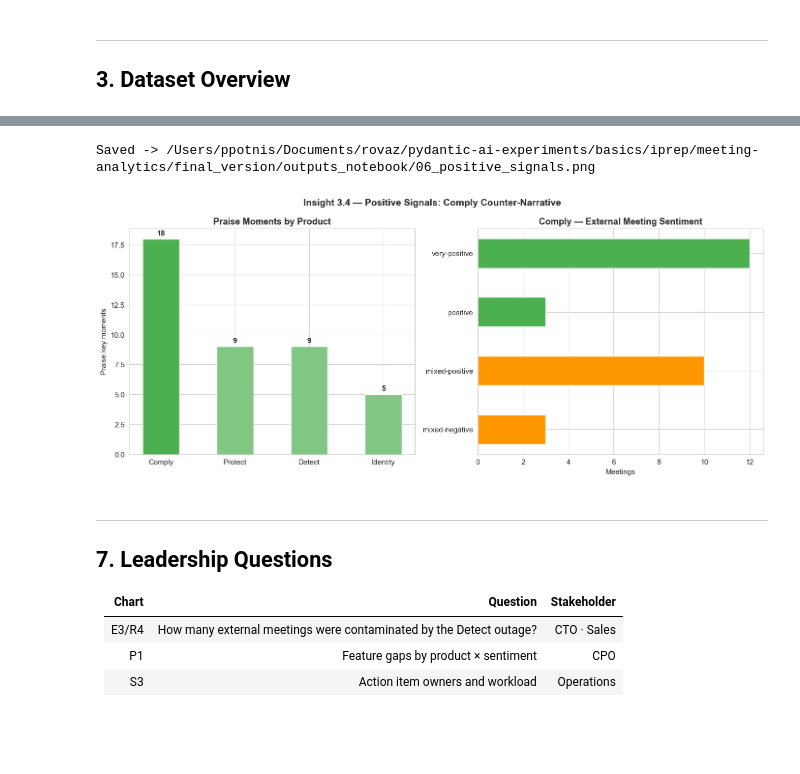
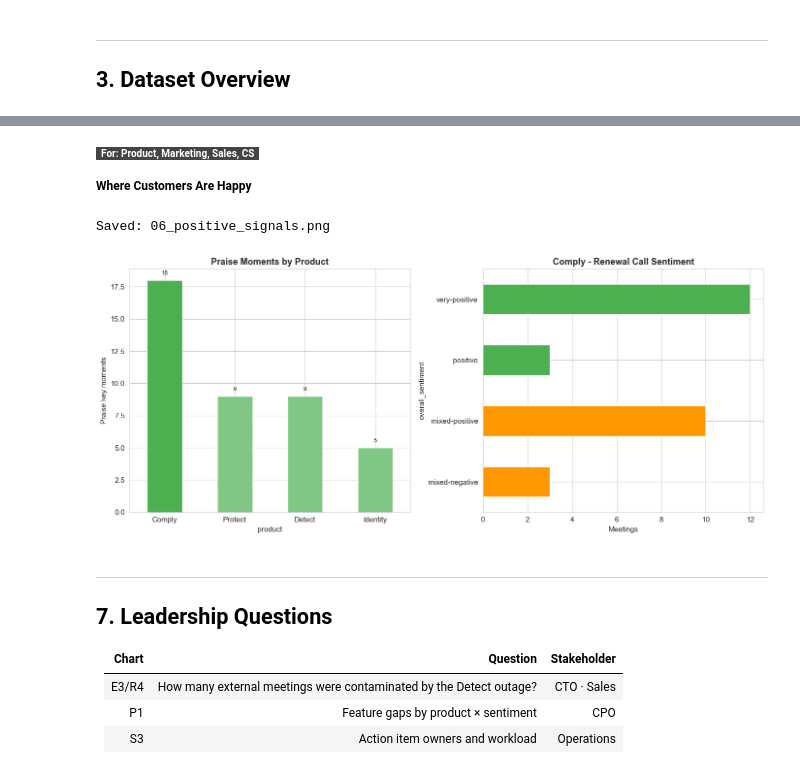
Before and after one commit to rohanvazir123/pydantic-ai-experiments, a Jupyter notebook: basics/iprep/meeting-analytics/final_version/meeting_analytics.ipynb, the cells around one changed output, grey strips where cells are left out. Drawn from its saved outputs; the diff is of its cells as text; code cells hidden in the pictures; blank space fills up the shorter version.

```diff
--- a/basics/iprep/meeting-analytics/final_version/meeting_analytics.ipynb
+++ b/basics/iprep/meeting-analytics/final_version/meeting_analytics.ipynb
@@ -370,4 +482,5 @@ PASS  semantic_meeting_themes        516 (expected 516)
 # %%
+# Query call type split and product mentions
 call_types = q('''
     SELECT call_type, count(DISTINCT meeting_id) AS meetings
     FROM meeting_analytics.semantic_meeting_themes
@@ -382,21 +495,21 @@ products = q('''
 
 fig, (ax1, ax2) = plt.subplots(1, 2, figsize=(13, 5))
 
-ax1.bar(call_types['call_type'], call_types['meetings'],
-        color=['#d62728', '#1f77b4', '#7f7f7f'], width=0.5)
-for i, v in enumerate(call_types['meetings']):
-    ax1.text(i, v + 0.4, str(v), ha='center', fontweight='bold')
+# Left: call type breakdown
+call_types.set_index('call_type')['meetings'].plot.bar(
+    ax=ax1, color=['#d62728', '#1f77b4', '#7f7f7f'], width=0.5, rot=0)
+label_bars(ax1)
 ax1.set_title('Call Type Breakdown', fontweight='bold')
 ax1.set_ylabel('Meetings')
 
-ax2.bar(products['product'], products['meetings'],
-        color=['#2196F3', '#FF9800', '#4CAF50', '#9C27B0'], width=0.5)
-for i, v in enumerate(products['meetings']):
-    ax2.text(i, v + 0.4, str(v), ha='center', fontweight='bold')
+# Right: product mentions
+products.set_index('product')['meetings'].plot.bar(
+    ax=ax2, color=['#2196F3', '#FF9800', '#4CAF50', '#9C27B0'], width=0.5, rot=0)
+label_bars(ax2)
 ax2.set_title('Product Mentions per Meeting', fontweight='bold')
 ax2.set_ylabel('Meetings mentioning product')
 
-fig.suptitle('AegisCloud — 100 Customer Meetings', fontsize=14, fontweight='bold')
+fig.suptitle('Meeting Breakdown by Call Type and Product', fontsize=14, fontweight='bold')
 plt.tight_layout()
 save(fig, '00_dataset_overview.png')
 plt.show()
@@ -688,48 +796,54 @@ Saved -> /Users/ppotnis/Documents/rovaz/pydantic-ai-experiments/basics/iprep/mee
 # %%
+# Query praise moments per product and Comply external meeting sentiment
 praise = q('''
     SELECT p.product, count(km.moment_index) AS praise_moments
     FROM (SELECT DISTINCT unnest(products) AS product, meeting_id
           FROM meeting_analytics.meeting_summaries WHERE products <> \'{}\') p
     JOIN meeting_analytics.key_moments km
         ON p.meeting_id = km.meeting_id AND km.moment_type = \'praise\'
     GROUP BY p.product ORDER BY praise_moments DESC
 ''')
 comply_ext = q('''
     SELECT overall_sentiment, count(*) AS meetings
     FROM meeting_analytics.semantic_meeting_themes
     WHERE \'Comply\' = ANY(products) AND call_type = \'external\' AND is_primary = true
     GROUP BY overall_sentiment ORDER BY meetings DESC
 ''')
 
+# Sort comply sentiment rows in severity order (most negative first)
+sent_order = ['very-negative','negative','mixed-negative','neutral','mixed-positive','positive','very-positive']
+comply_ext['_r'] = comply_ext['overall_sentiment'].map({s: i for i, s in enumerate(sent_order)}).fillna(99)
+comply_ext = comply_ext.sort_values('_r').drop(columns=['_r'])
+
+# Colour each bar by sentiment (red = negative, orange = mixed, green = positive)
+sent_colors = ['#d62728' if 'negative' in s and 'mixed' not in s
+               else '#ff9800' if 'mixed' in s else '#4CAF50' if 'positive' in s
+               else '#9E9E9E' for s in comply_ext['overall_sentiment']]
+
+chart_header('Product, Marketing, Sales, CS', 'Where Customers Are Happy')
+
 fig, (ax1, ax2) = plt.subplots(1, 2, figsize=(14, 6))
 
+# Left: praise moments bar chart
 colors_pr = ['#4CAF50' if p == 'Comply' else '#81C784' for p in praise['product']]
-bars1 = ax1.bar(praise['product'], praise['praise_moments'], color=colors_pr, width=0.5)
-for bar, v in zip(bars1, praise['praise_moments']):
-    ax1.text(bar.get_x() + bar.get_width()/2, v + 0.2, str(v),
-             ha='center', va='bottom', fontweight='bold')
+praise.set_index('product')['praise_moments'].plot.bar(ax=ax1, color=colors_pr, width=0.5, rot=0)
+label_bars(ax1)
 ax1.set_title('Praise Moments by Product', fontweight='bold')
 ax1.set_ylabel('Praise key moments')
 
-sent_order = ['very-negative','negative','mixed-negative','neutral','mixed-positive','positive','very-positive']
-comply_ext['_r'] = comply_ext['overall_sentiment'].map({s: i for i, s in enumerate(sent_order)}).fillna(99)
-comply_ext = comply_ext.sort_values('_r').drop(columns=['_r'])
-sent_colors = ['#d62728' if 'negative' in s and 'mixed' not in s
-               else '#ff9800' if 'mixed' in s else '#4CAF50' if 'positive' in s
-               else '#9E9E9E' for s in comply_ext['overall_sentiment']]
-ax2.barh(comply_ext['overall_sentiment'], comply_ext['meetings'],
-         color=sent_colors, height=0.5)
-ax2.set_title('Comply — External Meeting Sentiment', fontweight='bold')
+# Right: Comply external meeting sentiment (horizontal bar)
+comply_ext.set_index('overall_sentiment')['meetings'].plot.barh(ax=ax2, color=sent_colors, width=0.5)
+ax2.set_title('Comply - Renewal Call Sentiment', fontweight='bold')
 ax2.set_xlabel('Meetings')
 
-fig.suptitle('Insight 3.4 — Positive Signals: Comply Counter-Narrative',
-             fontsize=14, fontweight='bold')
 plt.tight_layout()
 save(fig, '06_positive_signals.png')
 plt.show()
 # %% [output]
+For: Product, Marketing, Sales, CS
+Where Customers Are Happy
-Saved -> /Users/ppotnis/Documents/rovaz/pydantic-ai-experiments/basics/iprep/meeting-analytics/final_version/outputs_notebook/06_positive_signals.png
+Saved: 06_positive_signals.png
-[figure, old version]
+[figure, new version]
 # %% [markdown]
 ---
 ## 7. Leadership Questions
```
Also changed, not shown: parts of 35 cells of this notebook, 10 other files.
